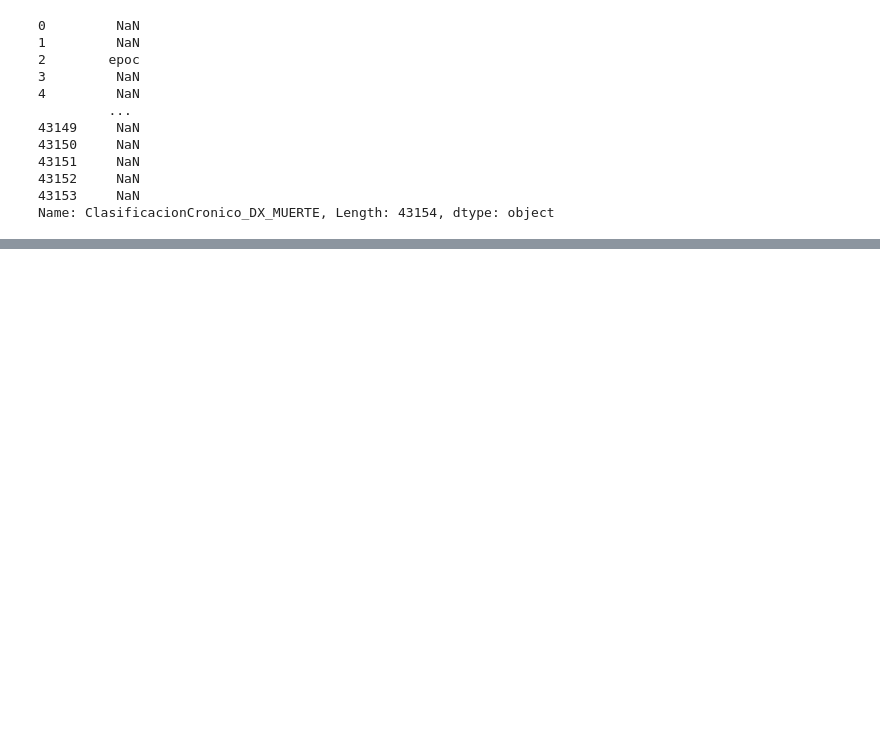
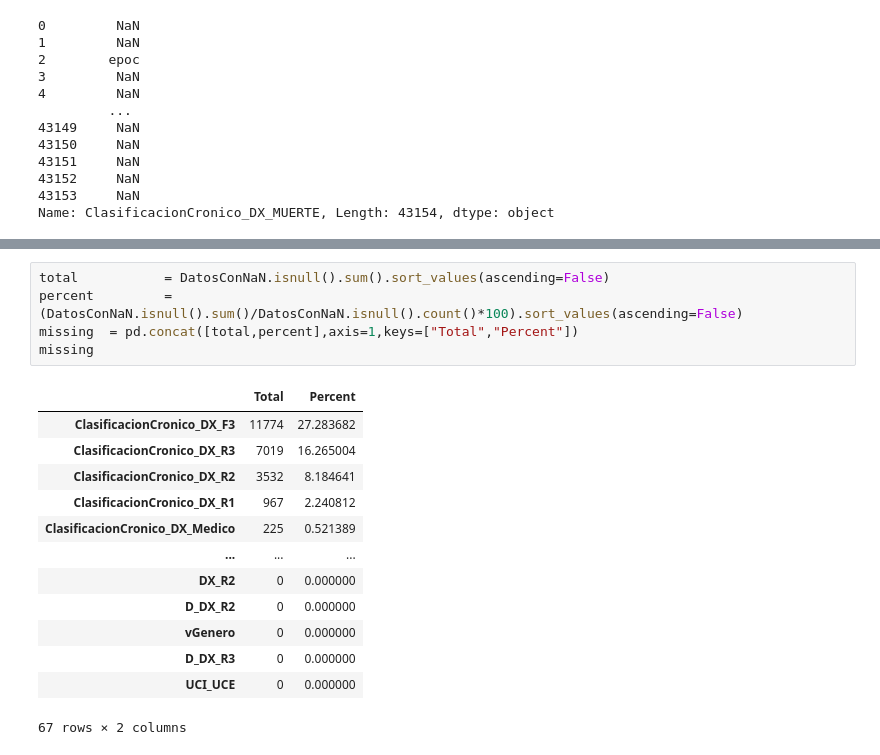
Before and after one commit to AndresBanquezBio/Hackathon, a Jupyter notebook: nosequehago.ipynb, the cells around one changed output, grey strips where cells are left out. Cells and saved outputs as stored; diff of their text form; blank space fills up the shorter version.

```diff
--- a/nosequehago.ipynb
+++ b/nosequehago.ipynb
@@ -93,0 +109,19 @@ Name: ClasificacionCronico_DX_MUERTE, Length: 43154, dtype: object
+# %%
+total           = DatosConNaN.isnull().sum().sort_values(ascending=False)
+percent         = (DatosConNaN.isnull().sum()/DatosConNaN.isnull().count()*100).sort_values(ascending=False)
+missing  = pd.concat([total,percent],axis=1,keys=["Total","Percent"])
+missing
+# %% [output]
+|  | Total | Percent |
+| ClasificacionCronico_DX_F3 | 11774 | 27.283682 |
+| ClasificacionCronico_DX_R3 | 7019 | 16.265004 |
+| ClasificacionCronico_DX_R2 | 3532 | 8.184641 |
+| ClasificacionCronico_DX_R1 | 967 | 2.240812 |
+| ClasificacionCronico_DX_Medico | 225 | 0.521389 |
+| ... | ... | ... |
+| DX_R2 | 0 | 0.000000 |
+| D_DX_R2 | 0 | 0.000000 |
+| vGenero | 0 | 0.000000 |
+| D_DX_R3 | 0 | 0.000000 |
+| UCI_UCE | 0 | 0.000000 |
+67 rows × 2 columns
```
Also changed, not shown: parts of 4 cells of this notebook.
